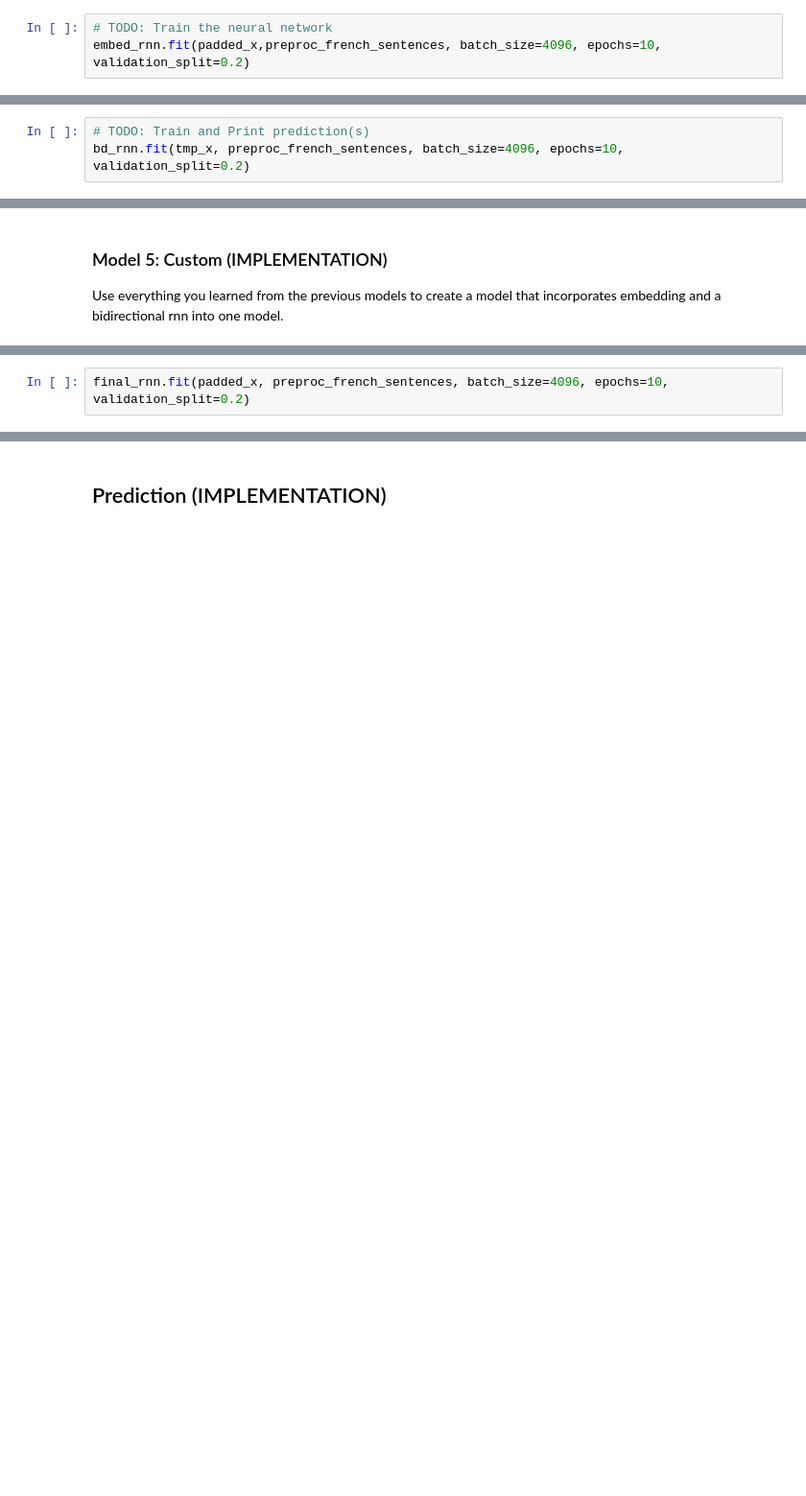
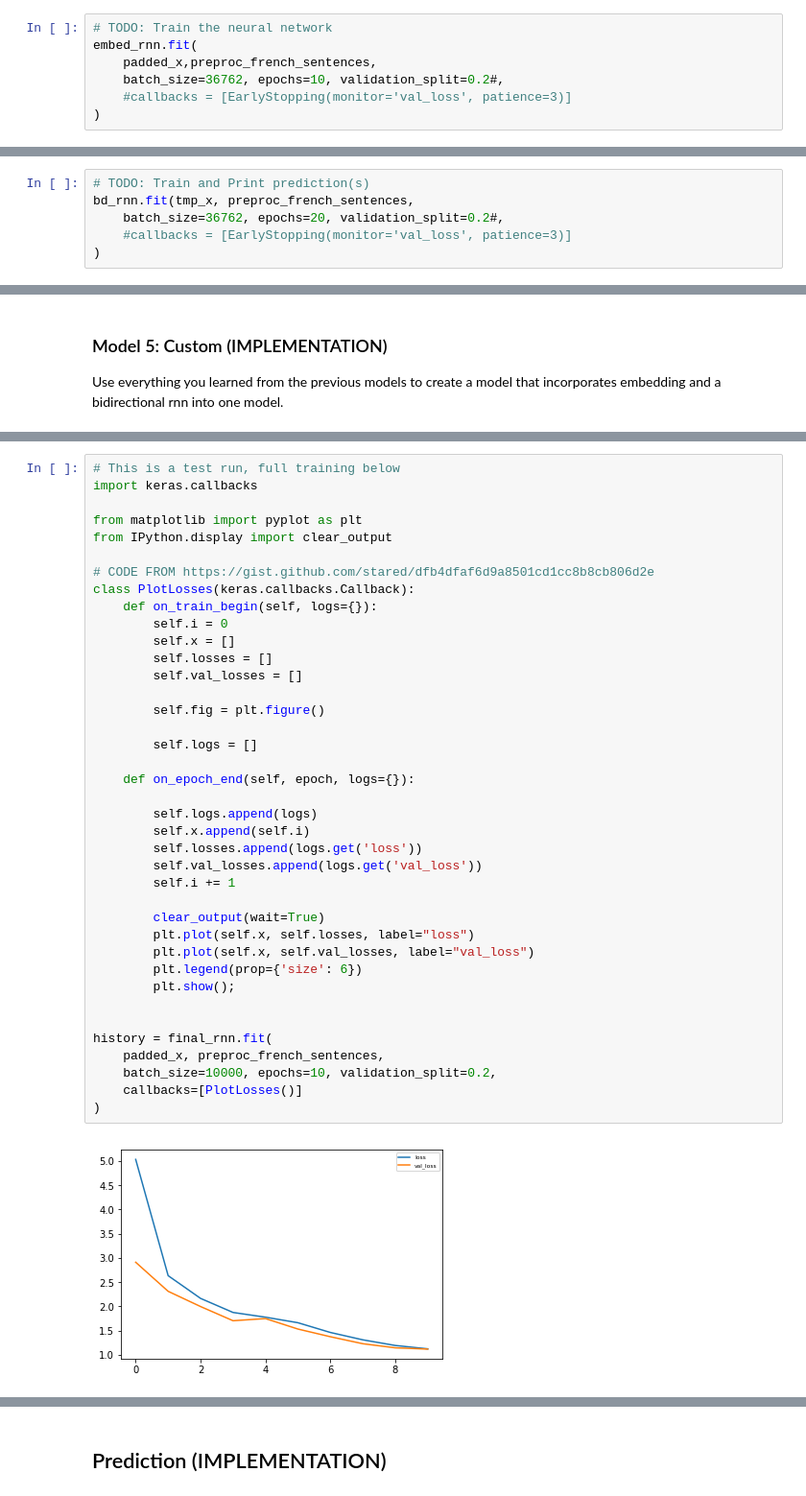
Before and after one commit to thoaionline/aind2-nlp-capstone, a Jupyter notebook: machine_translation.ipynb, the cells around one changed output, grey strips where cells are left out. Shown: that part at 96% size. Saved outputs shown, nothing was run; the diff lists cells and outputs as text; blank space fills up the shorter version.

```diff
--- a/machine_translation.ipynb
+++ b/machine_translation.ipynb
@@ -398,7 +450,11 @@ Non-trainable params: 0.0
 _________________________________________________________________
 # %%
 # TODO: Train the neural network
-embed_rnn.fit(padded_x,preproc_french_sentences, batch_size=4096, epochs=10, validation_split=0.2)
+embed_rnn.fit(
+    padded_x,preproc_french_sentences,
+    batch_size=36762, epochs=10, validation_split=0.2#,
+    #callbacks = [EarlyStopping(monitor='val_loss', patience=3)]
+)
 # %% [output]
 Train on 110288 samples, validate on 27573 samples
 Epoch 1/10
@@ -498,6 +555,9 @@ Non-trainable params: 0.0
 _________________________________________________________________
 # %%
 # TODO: Train and Print prediction(s)
-bd_rnn.fit(tmp_x, preproc_french_sentences, batch_size=4096, epochs=10, validation_split=0.2)
+bd_rnn.fit(tmp_x, preproc_french_sentences,
+    batch_size=36762, epochs=20, validation_split=0.2#,
+    #callbacks = [EarlyStopping(monitor='val_loss', patience=3)]
+)
 # %% [output]
 Train on 110288 samples, validate on 27573 samples
@@ -633,2 +718,0 @@ _________________________________________________________________
-# %%
-final_rnn.fit(padded_x, preproc_french_sentences, batch_size=4096, epochs=10, validation_split=0.2)
@@ -653,0 +719,41 @@ Epoch 10/10
+# %%
+# This is a test run, full training below
+import keras.callbacks
+
+from matplotlib import pyplot as plt
+from IPython.display import clear_output
+
+# CODE FROM https://gist.github.com/stared/dfb4dfaf6d9a8501cd1cc8b8cb806d2e
+class PlotLosses(keras.callbacks.Callback):
+    def on_train_begin(self, logs={}):
+        self.i = 0
+        self.x = []
+        self.losses = []
+        self.val_losses = []
+
+        self.fig = plt.figure()
+
+        self.logs = []
+
+    def on_epoch_end(self, epoch, logs={}):
+
+        self.logs.append(logs)
+        self.x.append(self.i)
+        self.losses.append(logs.get('loss'))
+        self.val_losses.append(logs.get('val_loss'))
+        self.i += 1
+
+        clear_output(wait=True)
+        plt.plot(self.x, self.losses, label="loss")
+        plt.plot(self.x, self.val_losses, label="val_loss")
+        plt.legend(prop={'size': 6})
+        plt.show();
+
+
+history = final_rnn.fit(
+    padded_x, preproc_french_sentences,
+    batch_size=10000, epochs=10, validation_split=0.2,
+    callbacks=[PlotLosses()]
+)
+# %% [output]
+[figure, added]
```
Also changed, not shown: parts of 23 cells of this notebook, 1 other file.
